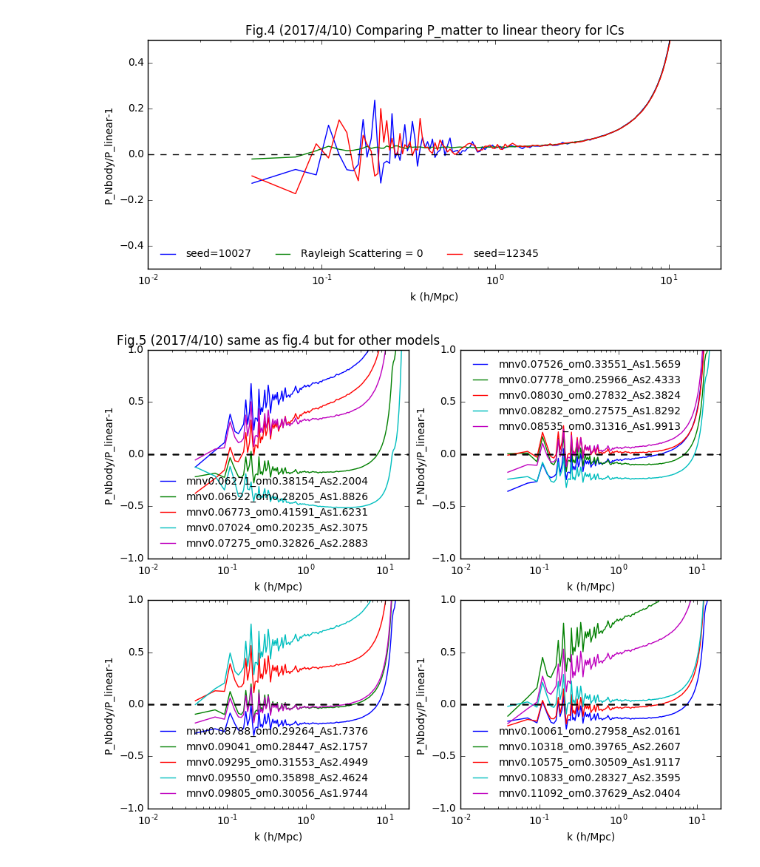
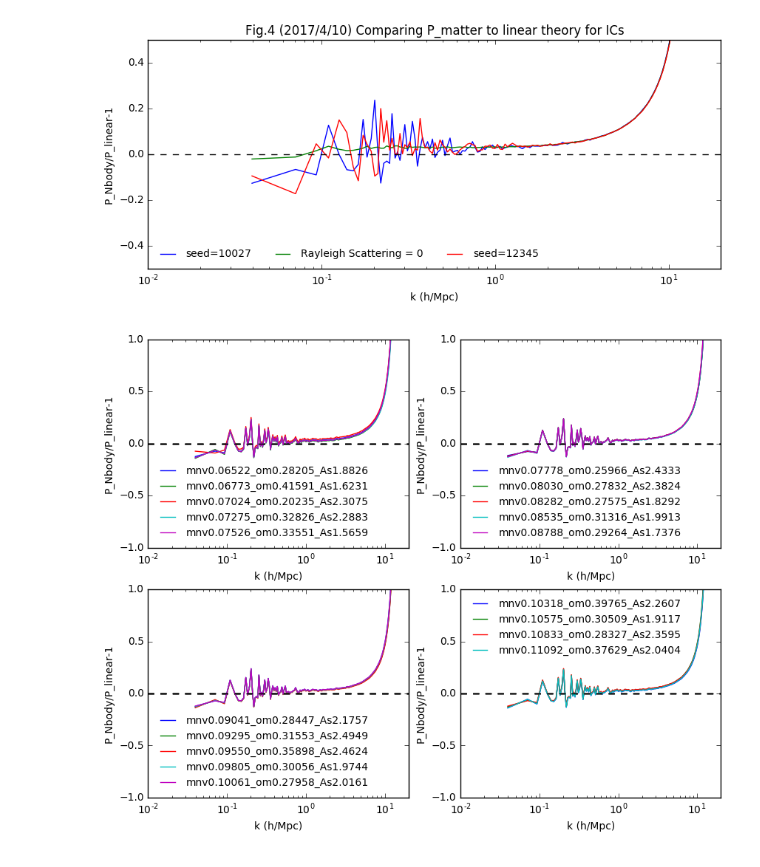
Before and after one commit to liuxx479/neutrino-batch, a Jupyter notebook: plot-matterps.ipynb, the cells around one changed output. Saved outputs shown, nothing was run; the diff lists cells and outputs as text; code cells hidden in the pictures.

```diff
--- a/plot-matterps.ipynb
+++ b/plot-matterps.ipynb
@@ -233,38 +233,39 @@ show()
 # %%
 ################################################
 ##### plot pmatter for other cosmology #########
 ################################################
 import os
 fn_arr = np.array(os.listdir('matterpower'))[where(array( [(len(iPm)) for iPm in os.listdir('matterpower')])==39)[0]]
 #print fn_arr
+fn_arr = delete(fn_arr, 1)
 
-f=figure(figsize=(10,8))
+f=figure(figsize=(12,8))
 jjj=0
 for iii in range(len(fn_arr)):
-    if jjj%5==0:
-        ax=f.add_subplot(2,2,jjj/5+1)
-    if iii==0:
-        ax.set_title("Fig.5 (2017/4/10) same as fig.4 but for other models")
 
     fn = fn_arr[iii][:-10]
     #print fn
     if fn[:10]=='mnv0.00000' or fn[:10]=='mnv0.10000':
         continue
+    if jjj%5==0:
+        ax=f.add_subplot(2,2,jjj/5+1)
+    if iii==0:
+        ax.set_title("Fig.5 (2017/4/10) same as fig.4 but for other models")
     ikgadget, iPgadget, iNmodes = np.loadtxt('matterpower/%s-PK-DM-ICs'%(fn)).T
+    ikcamb_z99, iPcamb_z99 = np.loadtxt('camb/camb_%s_matterpow_99.dat'%(fn)).T
     kgadget *= 2*pi/Boxsize
     iPgadget *= Boxsize**3
     iPgadget_binned = bin_array(iPgadget,binsize,iNmodes)
-    P_z99_out = interp1d(kcamb_z99, Pcamb_z99)(kgadget_bined)
+    P_z99_out = interp1d(ikcamb_z99, iPcamb_z99)(kgadget_bined)
     ax.plot(kgadget_bined, iPgadget_binned/P_z99_out-1, label=fn)
     jjj+=1
-
-    ax.legend(fontsize=10,frameon=0,loc=0, ncol=1)
+    ax.legend(fontsize=8,frameon=0,loc=3, ncol=1)
     ax.plot([1e-2, 20],[0,0],'k--')
     ax.set_xlabel('k (h/Mpc)')
     ax.set_xscale('log')
     ax.set_ylabel('P_Nbody/P_linear-1')
     ax.set_xlim(1e-2,20)
     ax.set_ylim(-1,1)
 show()
 # %% [output]
-[figure, old version]
+[figure, new version]
```
